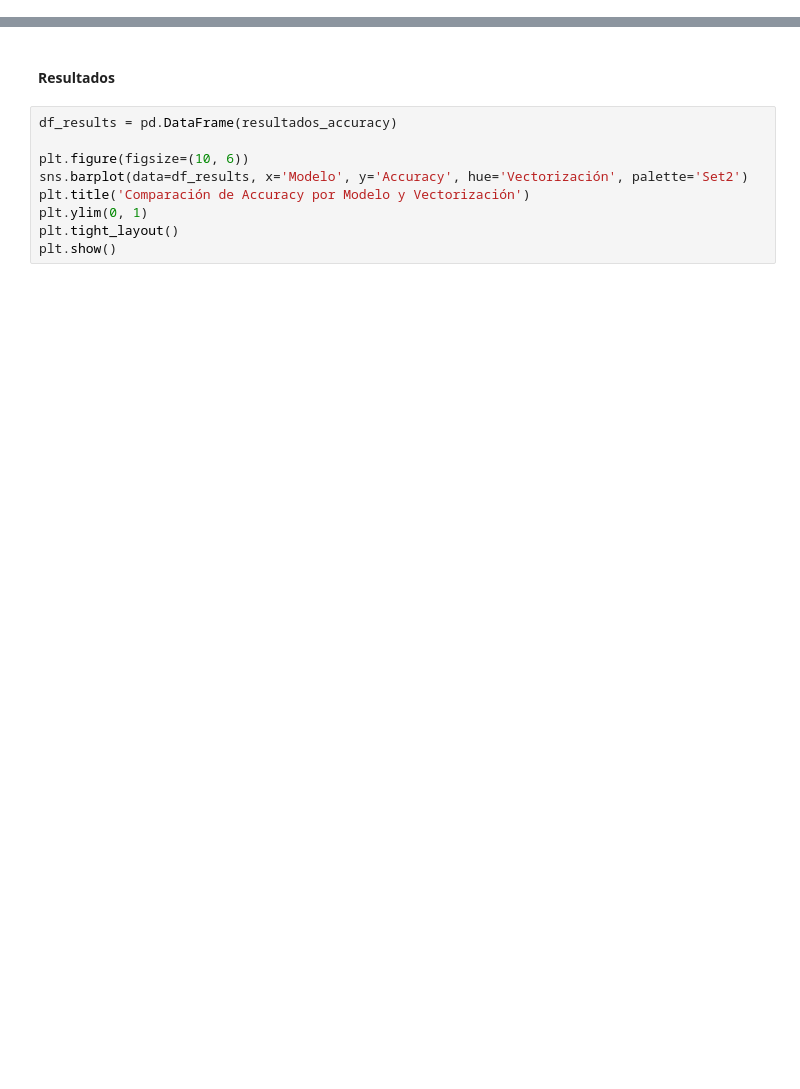
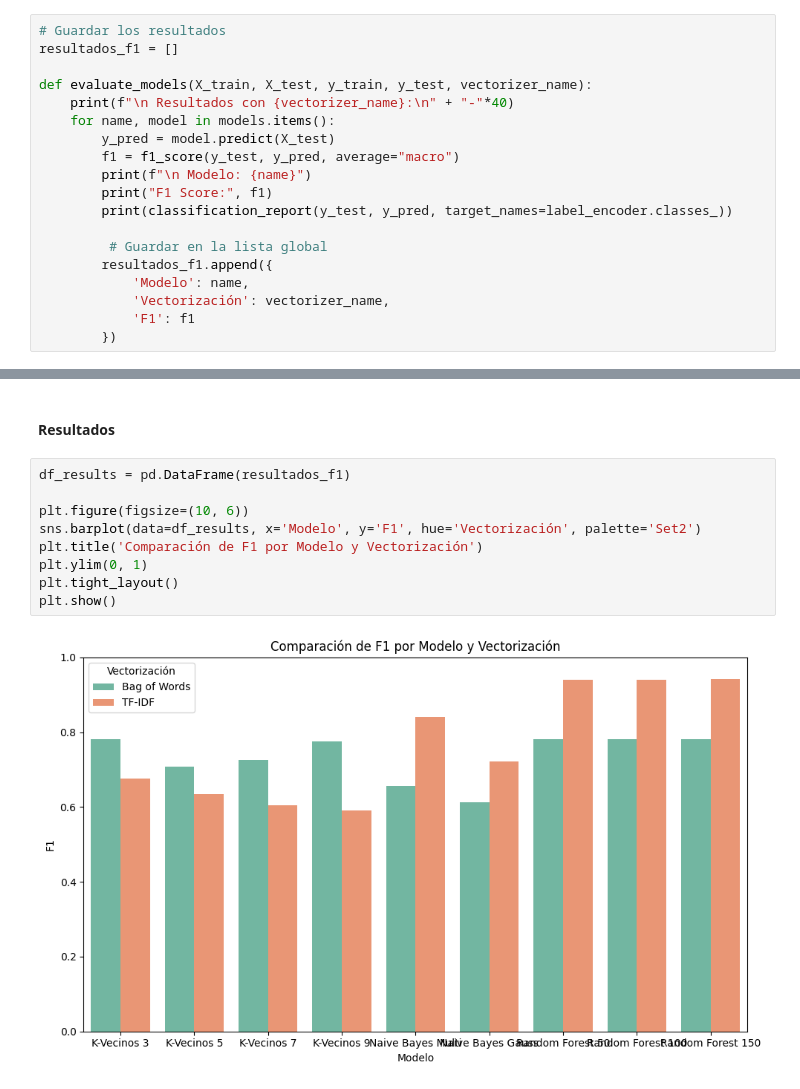
Before and after one commit to JeronimoMarg/tp2_cienciaDeDatos, a Jupyter notebook: TP2.ipynb, the cells around one changed output, grey strips where cells are left out. Cells and saved outputs as stored; diff of their text form; blank space fills up the shorter version.

```diff
--- a/TP2.ipynb
+++ b/TP2.ipynb
@@ -274,6 +273,25 @@ def evaluate_models(X_train, X_test, y_train, y_test, vectorizer_name):
             'Vectorización': vectorizer_name,
             'Accuracy': acc
         })
+# %%
+# Guardar los resultados
+resultados_f1 = []
+
+def evaluate_models(X_train, X_test, y_train, y_test, vectorizer_name):
+    print(f"\n Resultados con {vectorizer_name}:\n" + "-"*40)
+    for name, model in models.items():
+        y_pred = model.predict(X_test)
+        f1 = f1_score(y_test, y_pred, average="macro")
+        print(f"\n Modelo: {name}")
+        print("F1 Score:", f1)
+        print(classification_report(y_test, y_pred, target_names=label_encoder.classes_))
+
+         # Guardar en la lista global
+        resultados_f1.append({
+            'Modelo': name,
+            'Vectorización': vectorizer_name,
+            'F1': f1
+        })
 # %%
 # Evaluación con BoW
 evaluate_models(X_bow_train, X_bow_test, y_bow_train, y_bow_test, "Bag of Words")
@@ -283,11 +324,13 @@ evaluate_models(X_tfidf_train, X_tfidf_test, y_tfidf_train, y_tfidf_test, "TF-ID
 # %% [markdown]
 #### **Resultados**
 # %%
-df_results = pd.DataFrame(resultados_accuracy)
+df_results = pd.DataFrame(resultados_f1)
 
 plt.figure(figsize=(10, 6))
-sns.barplot(data=df_results, x='Modelo', y='Accuracy', hue='Vectorización', palette='Set2')
-plt.title('Comparación de Accuracy por Modelo y Vectorización')
+sns.barplot(data=df_results, x='Modelo', y='F1', hue='Vectorización', palette='Set2')
+plt.title('Comparación de F1 por Modelo y Vectorización')
 plt.ylim(0, 1)
 plt.tight_layout()
 plt.show()
+# %% [output]
+[figure, added]
```
Also changed, not shown: parts of 5 cells of this notebook.
